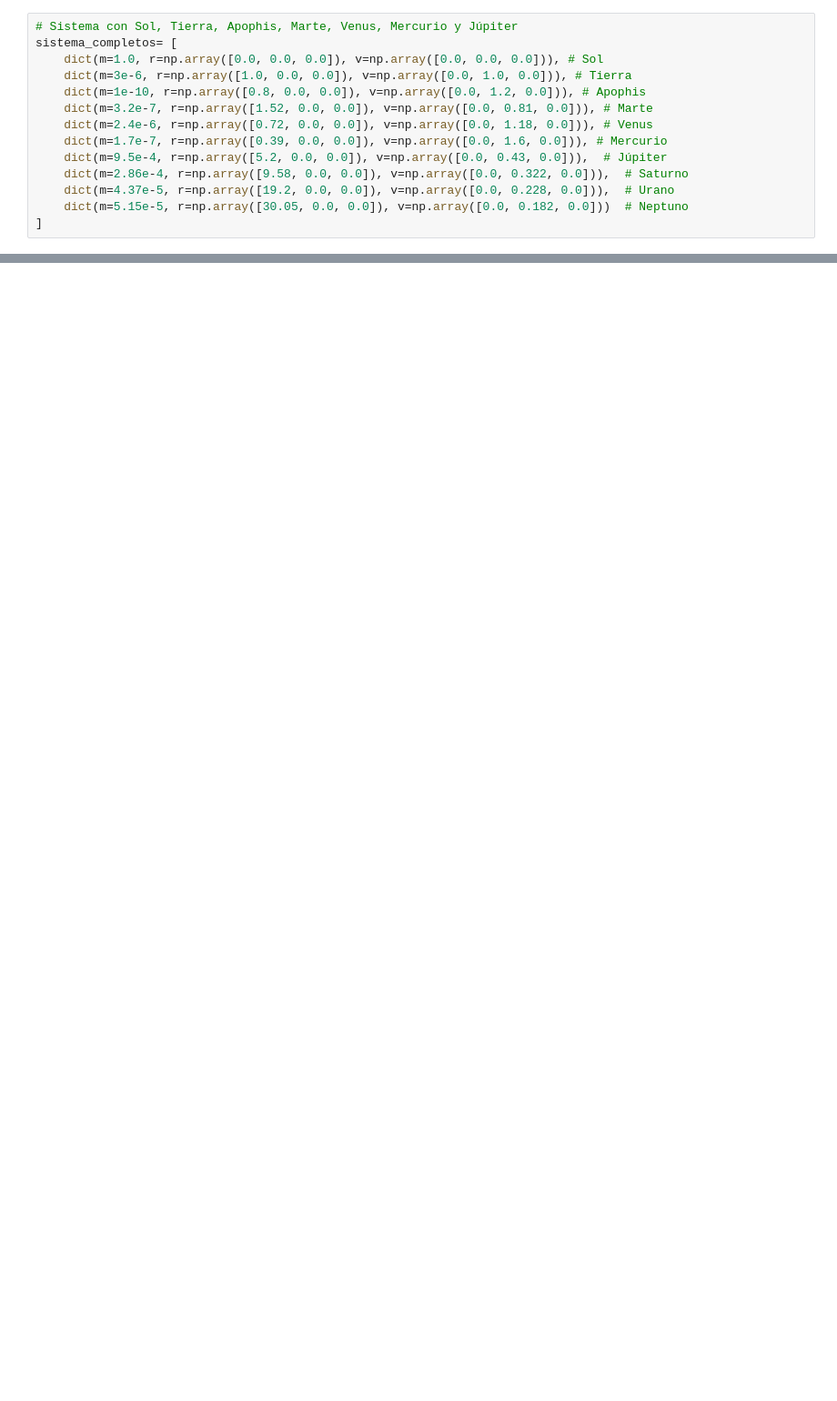
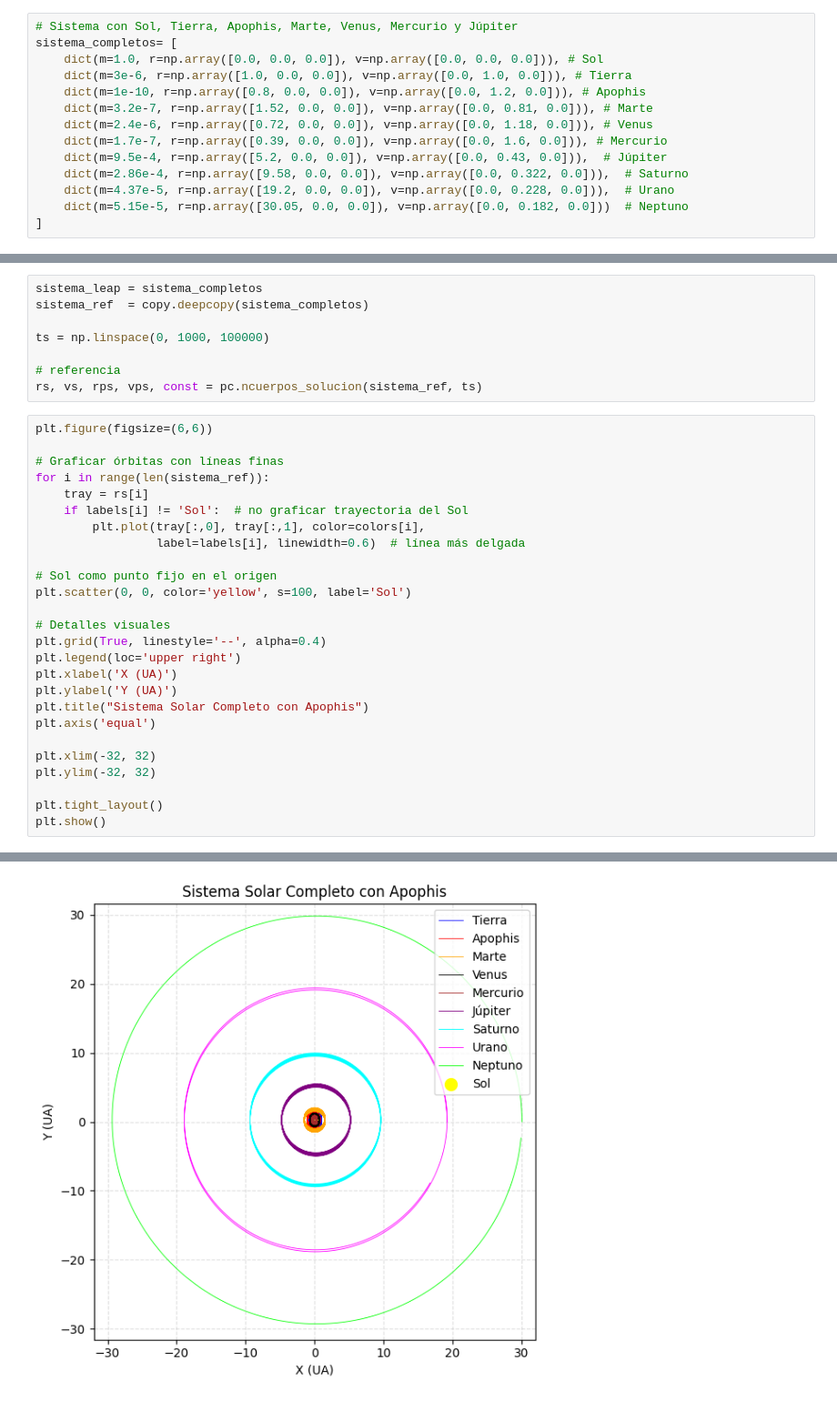
Before and after one commit to meccel-2026-2/Proyecto-del-curso-Apophis, a Jupyter notebook: proyecto-del-curso-Apophis.ipynb, the cells around one changed output, grey strips where cells are left out. Shown at 91% size. Drawn from its saved outputs; the diff is of its cells as text; blank space fills up the shorter version.

```diff
--- a/proyecto-del-curso-Apophis.ipynb
+++ b/proyecto-del-curso-Apophis.ipynb
@@ -302,0 +341,35 @@ plt.show()
+# %%
+sistema_leap = sistema_completos
+sistema_ref  = copy.deepcopy(sistema_completos)
+
+ts = np.linspace(0, 1000, 100000)
+
+# referencia
+rs, vs, rps, vps, const = pc.ncuerpos_solucion(sistema_ref, ts)
+# %%
+plt.figure(figsize=(6,6))
+
+# Graficar órbitas con líneas finas
+for i in range(len(sistema_ref)):
+    tray = rs[i]
+    if labels[i] != 'Sol':  # no graficar trayectoria del Sol
+        plt.plot(tray[:,0], tray[:,1], color=colors[i],
+                 label=labels[i], linewidth=0.6)  # línea más delgada
+
+# Sol como punto fijo en el origen
+plt.scatter(0, 0, color='yellow', s=100, label='Sol')
+
+# Detalles visuales
+plt.grid(True, linestyle='--', alpha=0.4)
+plt.legend(loc='upper right')
+plt.xlabel('X (UA)')
+plt.ylabel('Y (UA)')
+plt.title("Sistema Solar Completo con Apophis")
+plt.axis('equal')
+
+plt.xlim(-32, 32)
+plt.ylim(-32, 32)
+
+plt.tight_layout()
+plt.show()
+# %% [output]
@@ -302,0 +378 @@ plt.show()
+[figure, added]
```
Also changed, not shown: parts of 8 cells of this notebook.
